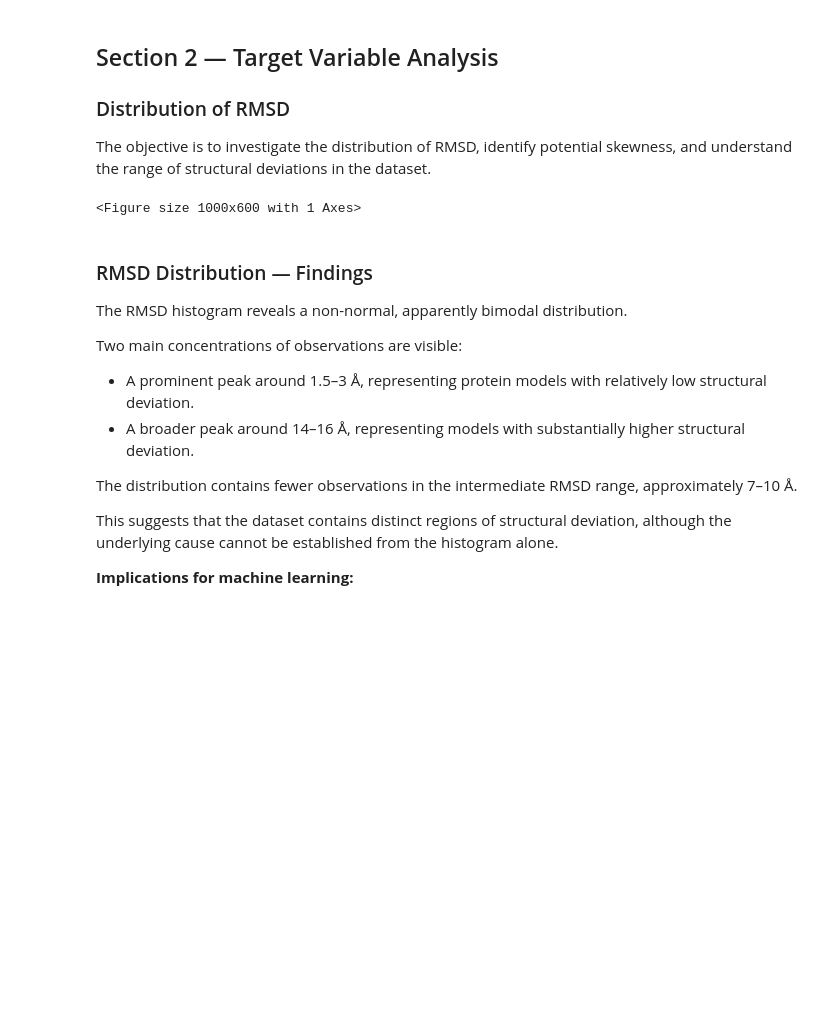
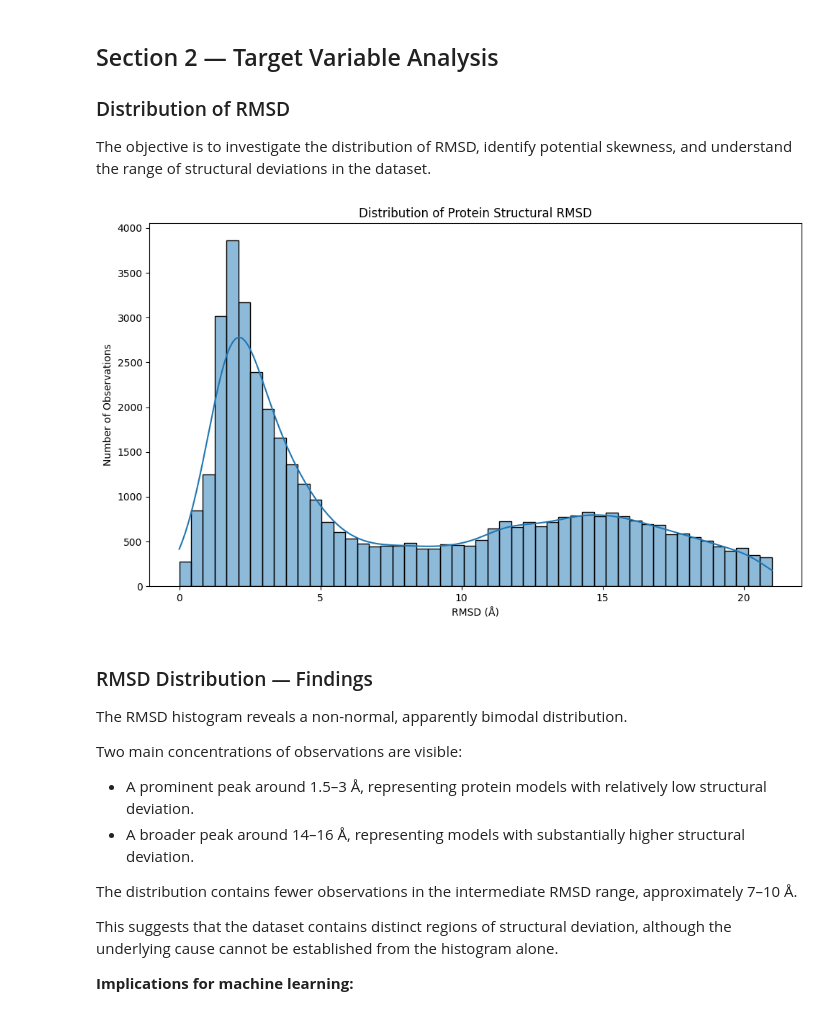
Before and after one commit to trasneaiulian/ProteinStruct-ML, a Jupyter notebook: jupyter_notebooks/02_EDA.ipynb.ipynb, the cells around one changed output. Drawn from its saved outputs; the diff is of its cells as text; code cells hidden in the pictures; blank space fills up the shorter version.

Commit message:
Document EDA findings and add distribution figures

```diff
--- a/jupyter_notebooks/02_EDA.ipynb.ipynb
+++ b/jupyter_notebooks/02_EDA.ipynb.ipynb
@@ -80,22 +80,28 @@ structural deviations in the dataset.
 # %%
 # Visualize the distribution of RMSD
 plt.figure(figsize=(10, 6))
 
 sns.histplot(
     data=df,
     x="RMSD",
     bins=50,
     kde=True
 )
 
 plt.title("Distribution of Protein Structural RMSD")
 plt.xlabel("RMSD (Å)")
 plt.ylabel("Number of Observations")
 
 plt.tight_layout()
+
+plt.savefig(
+    "images/rmsd_distribution.png",
+    dpi=300,
+    bbox_inches="tight"
+)
 plt.show()
 # %% [output]
-<Figure size 1000x600 with 1 Axes>
+[figure, added]
 # %% [markdown]
 ### RMSD Distribution — Findings
 
```
Also changed, not shown: parts of 1 cell of this notebook, 2 other files.
